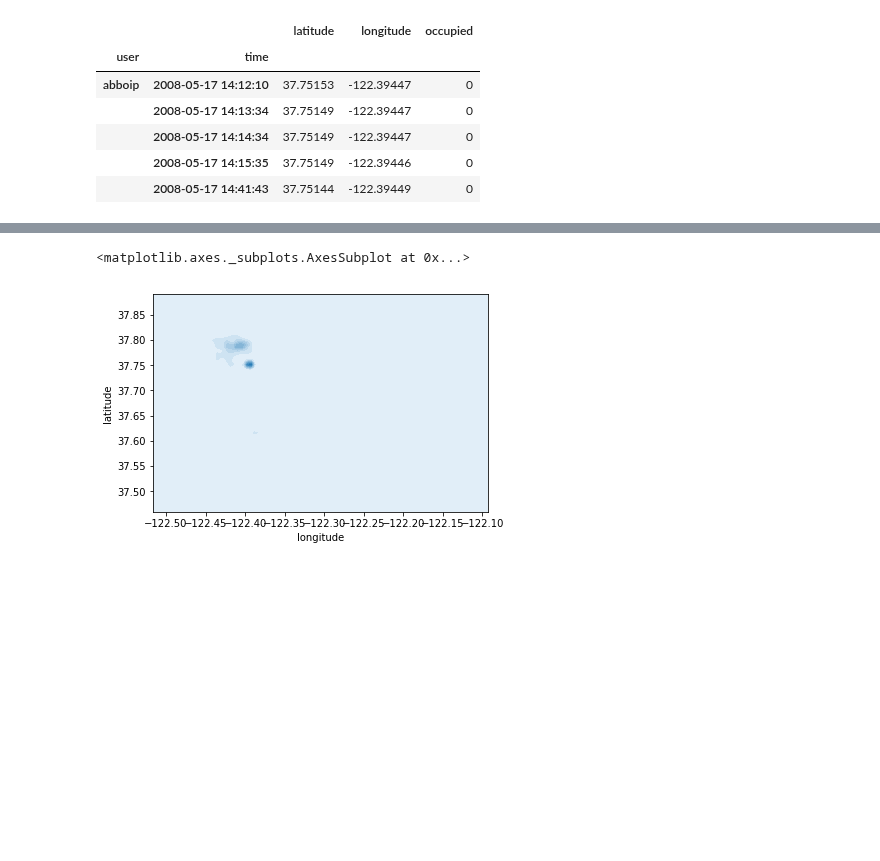
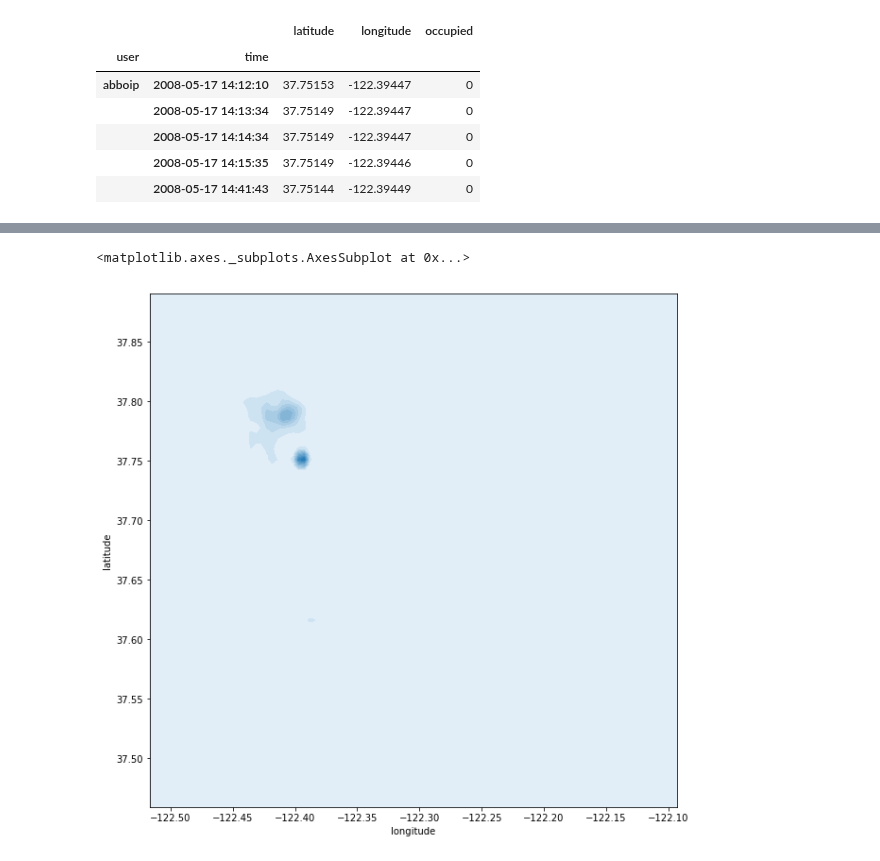
Before and after one commit to LordHelmchen324/real-vs-synthetic-geospatial, a Jupyter notebook: density_map_prototyping.ipynb, the cells around one changed output, grey strips where cells are left out. Saved outputs shown, nothing was run; the diff lists cells and outputs as text; code cells hidden in the pictures; blank space fills up the shorter version.

```diff
--- a/density_map_prototyping.ipynb
+++ b/density_map_prototyping.ipynb
@@ -21,5 +29,6 @@ df_abboip = df.loc['abboip']
 # %%
+plt.figure(figsize=(10, 10))
 sns.kdeplot(df_abboip['longitude'], df_abboip['latitude'], shade=True)
 # %% [output]
 <matplotlib.axes._subplots.AxesSubplot at 0x...>
-[figure, old version]
+[figure, new version]
```
Also changed, not shown: parts of 2 cells of this notebook.
